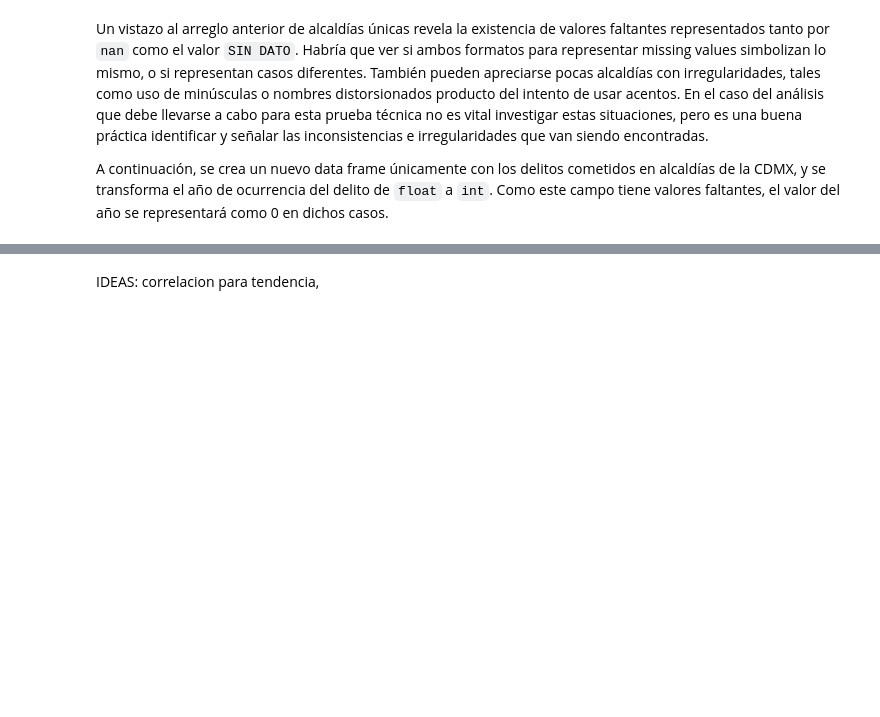
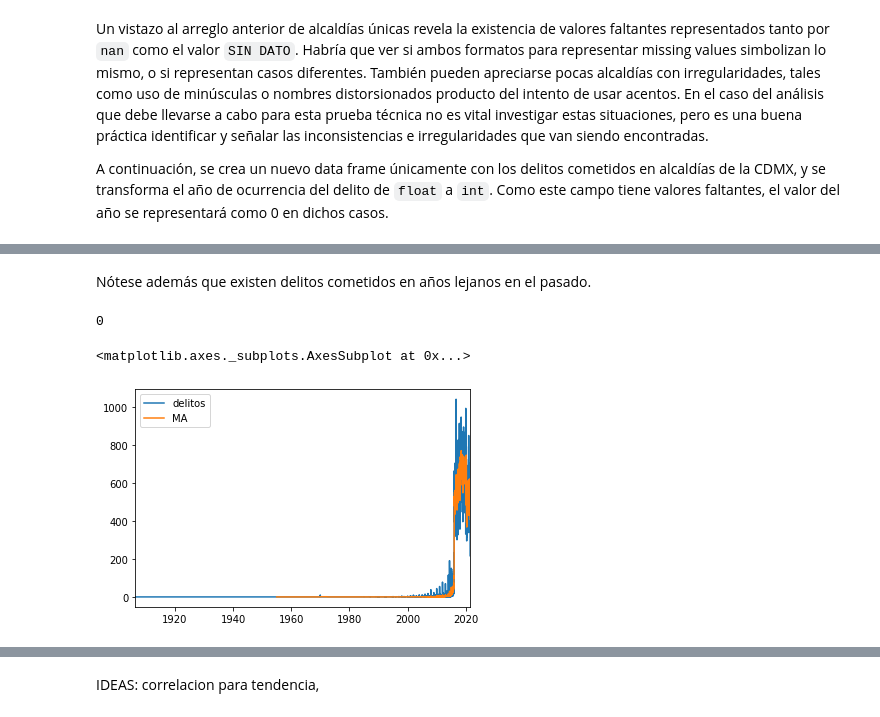
Before and after one commit to DarioDC/OPI, a Jupyter notebook: Examen_DarioDiazCuevas.ipynb, the cells around one changed output, grey strips where cells are left out. Cells and saved outputs as stored; diff of their text form; code cells hidden in the pictures; blank space fills up the shorter version.

```diff
--- a/Examen_DarioDiazCuevas.ipynb
+++ b/Examen_DarioDiazCuevas.ipynb
@@ -155,11 +181,0 @@ Para seguir con el análisis, se crean nuevas variables para representar numéri
-# %%
-#creacion de variable numerica para el mes de ocurrencia del delito
-#missing values se representan momentaneamente como el string 'na'
-del_cdmx.loc[:,'mes_hechos_num'] = del_cdmx.mes_hechos.fillna('na')
-
-#diccionario de meses y los numeros equivalentes, 'na' se representa por cero
-meses = ["na","Enero","Febrero","Marzo","Abril","Mayo","Junio","Julio","Agosto","Septiembre","Octubre","Noviembre","Diciembre"]
-d = dict(zip(meses,list(np.arange(13))))
-
-#mapeo de mes a numero usando apply y una expresion lambda
-del_cdmx.loc[:,'mes_hechos_num'] = del_cdmx.mes_hechos_num.apply(lambda mes: d[mes]).astype(int)
@@ -165,0 +201,14 @@ del_cdmx.loc[:,'mes_hechos_num'] = del_cdmx.mes_hechos_num.apply(lambda mes: d[m
+# %% [markdown]
+Nótese además que existen delitos cometidos en años lejanos en el pasado.
+# %%
+#checar tendencia general
+trend_gen = pd.DataFrame(del_cdmx['fecha_hechos_dt'][del_cdmx['fecha_hechos_dt']>=pd.Timestamp(1900,12,31)].value_counts().sort_index()).rename(columns={'fecha_hechos_dt':'delitos'})
+trend_gen['MA'] = trend_gen.rolling(window=10).mean()
+sum(trend_gen.index.isna())
+# %% [output]
+0
+# %%
+trend_gen.plot()
+# %% [output]
+<matplotlib.axes._subplots.AxesSubplot at 0x...>
+[figure, added]
```
Also changed, not shown: parts of 14 cells of this notebook.
